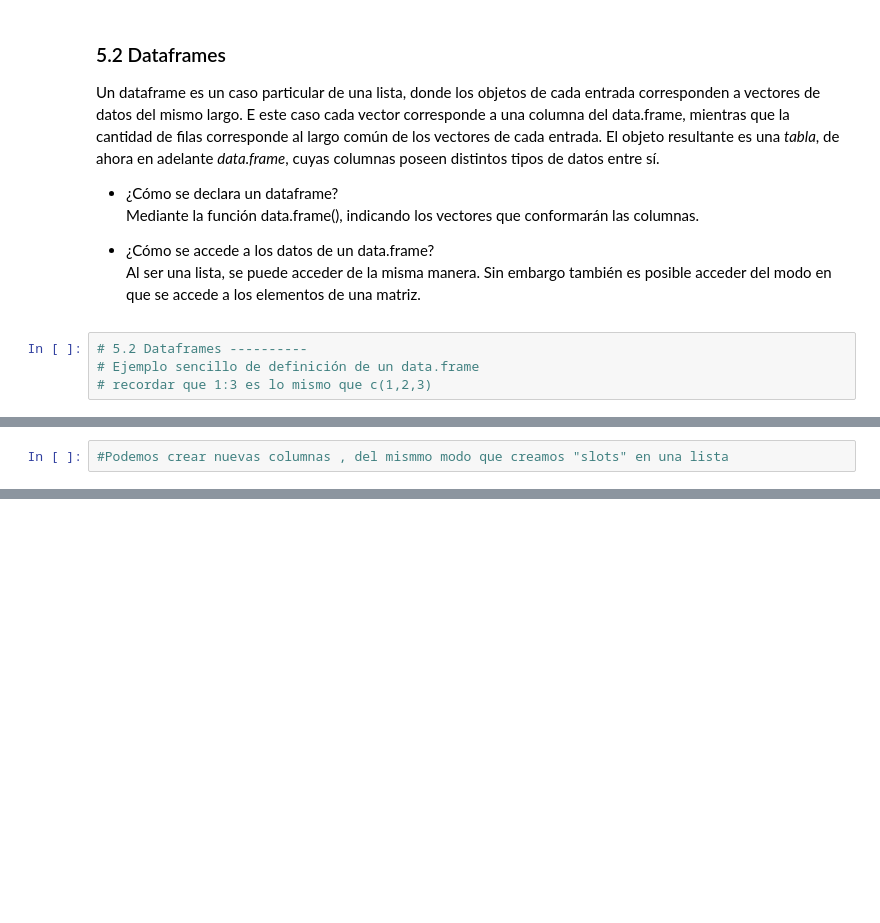
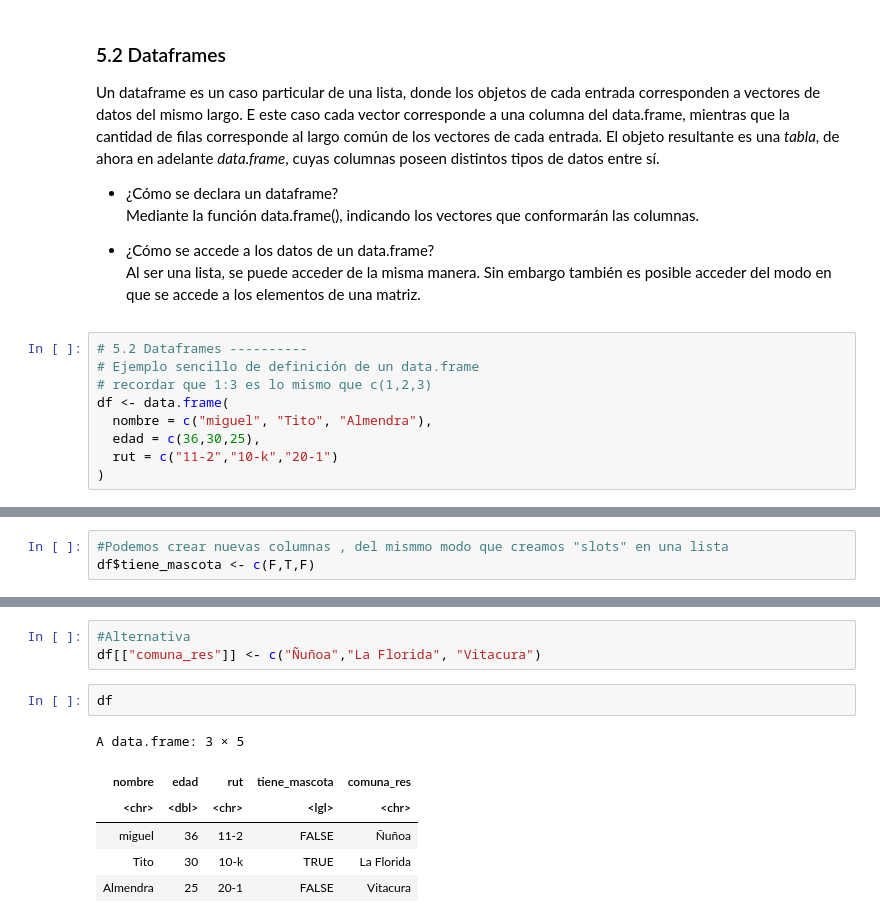
Before and after one commit to majorquev/DBDC_202504_Programacion_en_R_para_ciencia_de_datos, a Jupyter notebook: Clases/Clase2/Clase_2_02_listas_y_dataframes.ipynb, the cells around one changed output, grey strips where cells are left out. Cells and saved outputs as stored; diff of their text form; blank space fills up the shorter version.

```diff
--- a/Clases/Clase2/Clase_2_02_listas_y_dataframes.ipynb
+++ b/Clases/Clase2/Clase_2_02_listas_y_dataframes.ipynb
@@ -103,3 +531,8 @@ Un dataframe es un caso particular de una lista, donde los objetos de cada entra
 # 5.2 Dataframes ----------
 # Ejemplo sencillo de definición de un data.frame
 # recordar que 1:3 es lo mismo que c(1,2,3)
+df <- data.frame(
+  nombre = c("miguel", "Tito", "Almendra"),
+  edad = c(36,30,25),
+  rut = c("11-2","10-k","20-1")
+)
@@ -115,2 +611,3 @@ Un dataframe es un caso particular de una lista, donde los objetos de cada entra
 # %%
 #Podemos crear nuevas columnas , del mismmo modo que creamos "slots" en una lista
+df$tiene_mascota <- c(F,T,F)
@@ -124,0 +623,12 @@ Un dataframe es un caso particular de una lista, donde los objetos de cada entra
+# %%
+#Alternativa
+df[["comuna_res"]] <- c("Ñuñoa","La Florida", "Vitacura")
+# %%
+df
+# %% [output]
+A data.frame: 3 × 5
+| nombre | edad | rut | tiene_mascota | comuna_res |
+| <chr> | <dbl> | <chr> | <lgl> | <chr> |
+| miguel | 36 | 11-2 | FALSE | Ñuñoa |
+| Tito | 30 | 10-k | TRUE | La Florida |
+| Almendra | 25 | 20-1 | FALSE | Vitacura |
```
Also changed, not shown: parts of 80 cells of this notebook.
